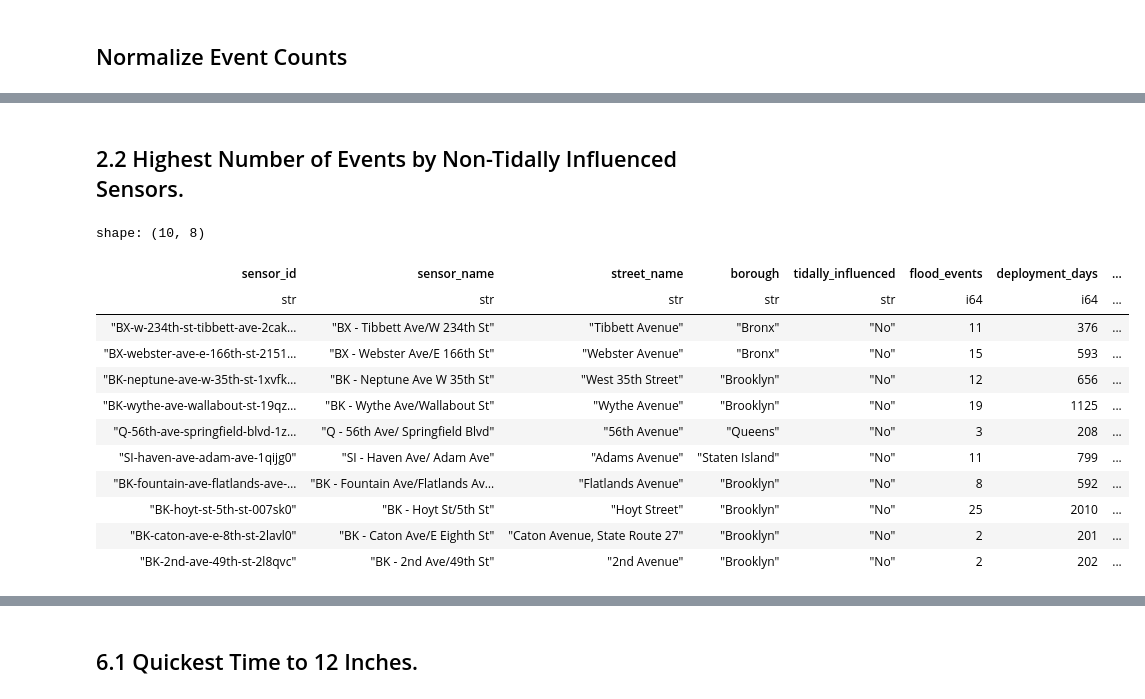
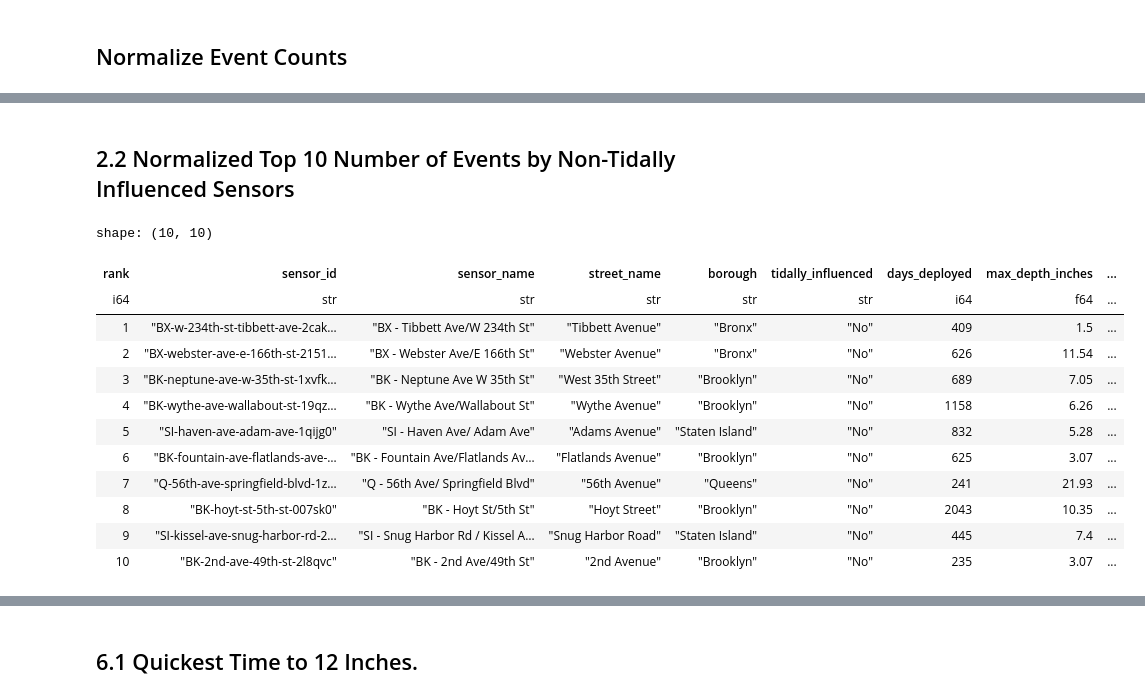
Before and after one commit to mebauer/floodnet-nyc-tutorial, a Jupyter notebook: 02-sensor-rankings.ipynb, the cells around one changed output, grey strips where cells are left out. Saved outputs shown, nothing was run; the diff lists cells and outputs as text; code cells hidden in the pictures.

```diff
--- a/02-sensor-rankings.ipynb
+++ b/02-sensor-rankings.ipynb
@@ -46,21 +120,27 @@ sensor-metadata.csv
 # %%
-# read in flood sensor deployments as dataframe
+# 1) read in flood sensor deployments as dataframe
 metadata_path = "data/sensor-metadata.csv"
 metadata_df = pl.read_csv(metadata_path, try_parse_dates=True)
 
 # inspect the shape of the data
 n_rows, n_columns = metadata_df.shape
-print("Metadata:")
+print("Metadata shape:")
 print(f"Number of rows: {n_rows}")
 print(f"Number of columns: {n_columns}")
 
-# read in flood events as dataframe
+# 2) read in flood events as dataframe
 events_path = "data/flood-events.csv"
-events_df = pl.read_csv(events_path, infer_schema_length=100000, try_parse_dates=True)
+events_df = pl.read_csv(
+    events_path,
+    # some columns have sparce data, need to expand the row count
+    infer_schema_length=100000,
+    try_parse_dates=True
+)
 
 # inspect the shape of the data
 n_rows, n_columns = events_df.shape
-print("\nFlood Events:")
+
+print("\nFlood Events shape:")
 print(f"Number of rows: {n_rows:,}")
 print(f"Number of columns: {n_columns}")
 # %% [output]
@@ -382,29 +725,39 @@ shape: (10, 8)
 # %% [markdown]
-## 2.2 Highest Number of Events by Non-Tidally Influenced Sensors.
+## 2.2 Normalized Top 10 Number of Events by Non-Tidally Influenced Sensors
 # %%
 sql = """
     SELECT
-        *,
-        ROUND(flood_events / deployment_days * (365 / 12.), 2) AS flood_events_per_month
-    FROM flood_events
-    JOIN deployment_days USING (sensor_id)
+        ROW_NUMBER() OVER (
+            ORDER BY flood_events_per_month DESC
+        ) AS rank,
+        sensor_id,
+        sensor_name,
+        street_name,
+        borough,
+        tidally_influenced,
+        days_deployed,
+        max_depth_inches,
+        flood_events,
+        flood_events_per_month
+    FROM events_per_month_df
     WHERE tidally_influenced = 'No'
     ORDER BY flood_events_per_month DESC
     LIMIT 10
 """
 
-duckdb.sql(sql).pl()
+ranked_df = duckdb.sql(sql).pl()
+ranked_df
 # %% [output]
-shape: (10, 8)
+shape: (10, 10)
-| sensor_id | sensor_name | street_name | borough | tidally_influenced | flood_events | deployment_days | ... |
-| str | str | str | str | str | i64 | i64 | ... |
-| "BX-w-234th-st-tibbett-ave-2cak… | "BX - Tibbett Ave/W 234th St" | "Tibbett Avenue" | "Bronx" | "No" | 11 | 376 | ... |
-| "BX-webster-ave-e-166th-st-2151… | "BX - Webster Ave/E 166th St" | "Webster Avenue" | "Bronx" | "No" | 15 | 593 | ... |
-| "BK-neptune-ave-w-35th-st-1xvfk… | "BK - Neptune Ave W 35th St" | "West 35th Street" | "Brooklyn" | "No" | 12 | 656 | ... |
-| "BK-wythe-ave-wallabout-st-19qz… | "BK - Wythe Ave/Wallabout St" | "Wythe Avenue" | "Brooklyn" | "No" | 19 | 1125 | ... |
-| "Q-56th-ave-springfield-blvd-1z… | "Q - 56th Ave/ Springfield Blvd" | "56th Avenue" | "Queens" | "No" | 3 | 208 | ... |
-| "SI-haven-ave-adam-ave-1qijg0" | "SI - Haven Ave/ Adam Ave" | "Adams Avenue" | "Staten Island" | "No" | 11 | 799 | ... |
-| "BK-fountain-ave-flatlands-ave-… | "BK - Fountain Ave/Flatlands Av… | "Flatlands Avenue" | "Brooklyn" | "No" | 8 | 592 | ... |
-| "BK-hoyt-st-5th-st-007sk0" | "BK - Hoyt St/5th St" | "Hoyt Street" | "Brooklyn" | "No" | 25 | 2010 | ... |
-| "BK-caton-ave-e-8th-st-2lavl0" | "BK - Caton Ave/E Eighth St" | "Caton Avenue, State Route 27" | "Brooklyn" | "No" | 2 | 201 | ... |
-| "BK-2nd-ave-49th-st-2l8qvc" | "BK - 2nd Ave/49th St" | "2nd Avenue" | "Brooklyn" | "No" | 2 | 202 | ... |
+| rank | sensor_id | sensor_name | street_name | borough | tidally_influenced | days_deployed | max_depth_inches | ... |
+| i64 | str | str | str | str | str | i64 | f64 | ... |
+| 1 | "BX-w-234th-st-tibbett-ave-2cak… | "BX - Tibbett Ave/W 234th St" | "Tibbett Avenue" | "Bronx" | "No" | 409 | 1.5 | ... |
+| 2 | "BX-webster-ave-e-166th-st-2151… | "BX - Webster Ave/E 166th St" | "Webster Avenue" | "Bronx" | "No" | 626 | 11.54 | ... |
+| 3 | "BK-neptune-ave-w-35th-st-1xvfk… | "BK - Neptune Ave W 35th St" | "West 35th Street" | "Brooklyn" | "No" | 689 | 7.05 | ... |
+| 4 | "BK-wythe-ave-wallabout-st-19qz… | "BK - Wythe Ave/Wallabout St" | "Wythe Avenue" | "Brooklyn" | "No" | 1158 | 6.26 | ... |
+| 5 | "SI-haven-ave-adam-ave-1qijg0" | "SI - Haven Ave/ Adam Ave" | "Adams Avenue" | "Staten Island" | "No" | 832 | 5.28 | ... |
+| 6 | "BK-fountain-ave-flatlands-ave-… | "BK - Fountain Ave/Flatlands Av… | "Flatlands Avenue" | "Brooklyn" | "No" | 625 | 3.07 | ... |
+| 7 | "Q-56th-ave-springfield-blvd-1z… | "Q - 56th Ave/ Springfield Blvd" | "56th Avenue" | "Queens" | "No" | 241 | 21.93 | ... |
+| 8 | "BK-hoyt-st-5th-st-007sk0" | "BK - Hoyt St/5th St" | "Hoyt Street" | "Brooklyn" | "No" | 2043 | 10.35 | ... |
+| 9 | "SI-kissel-ave-snug-harbor-rd-2… | "SI - Snug Harbor Rd / Kissel A… | "Snug Harbor Road" | "Staten Island" | "No" | 445 | 7.4 | ... |
+| 10 | "BK-2nd-ave-49th-st-2l8qvc" | "BK - 2nd Ave/49th St" | "2nd Avenue" | "Brooklyn" | "No" | 235 | 3.07 | ... |
```
Also changed, not shown: parts of 73 cells of this notebook.
